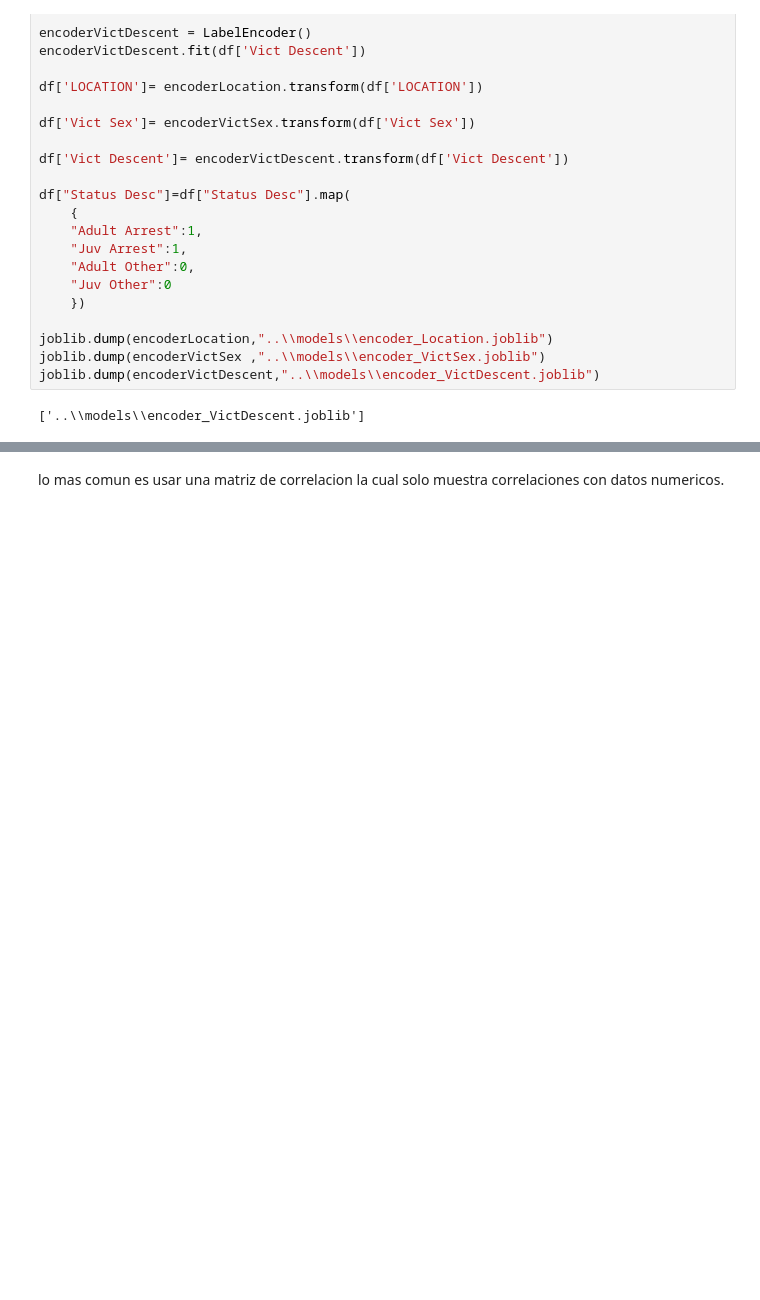
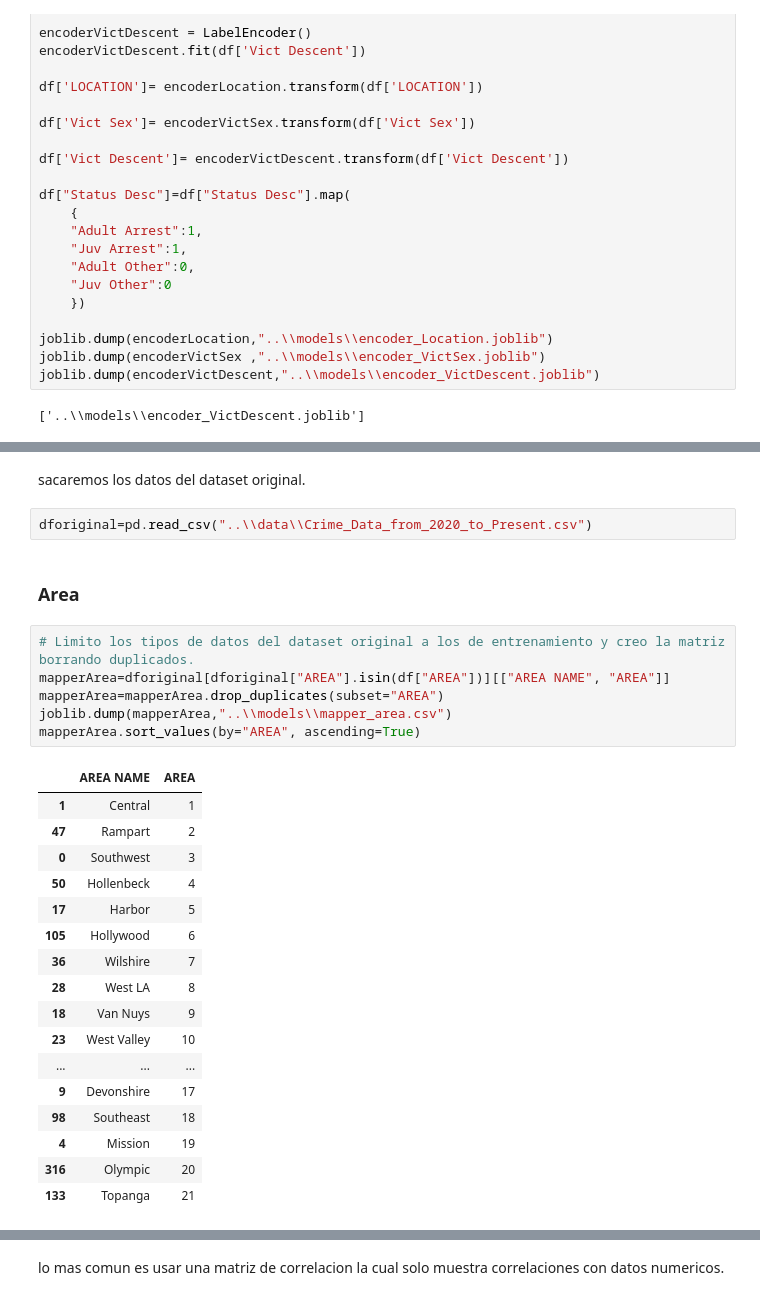
Before and after one commit to Janhjg/Runojanh-NadieEscapa, a Jupyter notebook: documents/notebook_model_train.ipynb, the cells around one changed output, grey strips where cells are left out. Cells and saved outputs as stored; diff of their text form; blank space fills up the shorter version.

Commit message:
cambios en notebook model train generados mapeadores que funcionarán como encoders

```diff
--- a/documents/notebook_model_train.ipynb
+++ b/documents/notebook_model_train.ipynb
@@ -132,0 +149,30 @@ joblib.dump(encoderVictDescent,"..\\models\\encoder_VictDescent.joblib")
+# %% [markdown]
+sacaremos los datos del dataset original.
+# %%
+dforiginal=pd.read_csv("..\\data\\Crime_Data_from_2020_to_Present.csv")
+# %% [markdown]
+### Area
+# %%
+# Limito los tipos de datos del dataset original a los de entrenamiento y creo la matriz borrando duplicados.
+mapperArea=dforiginal[dforiginal["AREA"].isin(df["AREA"])][["AREA NAME", "AREA"]]
+mapperArea=mapperArea.drop_duplicates(subset="AREA")
+joblib.dump(mapperArea,"..\\models\\mapper_area.csv")
+mapperArea.sort_values(by="AREA", ascending=True)
+# %% [output]
+|  | AREA NAME | AREA |
+| 1 | Central | 1 |
+| 47 | Rampart | 2 |
+| 0 | Southwest | 3 |
+| 50 | Hollenbeck | 4 |
+| 17 | Harbor | 5 |
+| 105 | Hollywood | 6 |
+| 36 | Wilshire | 7 |
+| 28 | West LA | 8 |
+| 18 | Van Nuys | 9 |
+| 23 | West Valley | 10 |
+| ... | ... | ... |
+| 9 | Devonshire | 17 |
+| 98 | Southeast | 18 |
+| 4 | Mission | 19 |
+| 316 | Olympic | 20 |
+| 133 | Topanga | 21 |
```
Also changed, not shown: parts of 8 cells of this notebook, 2 other files.
